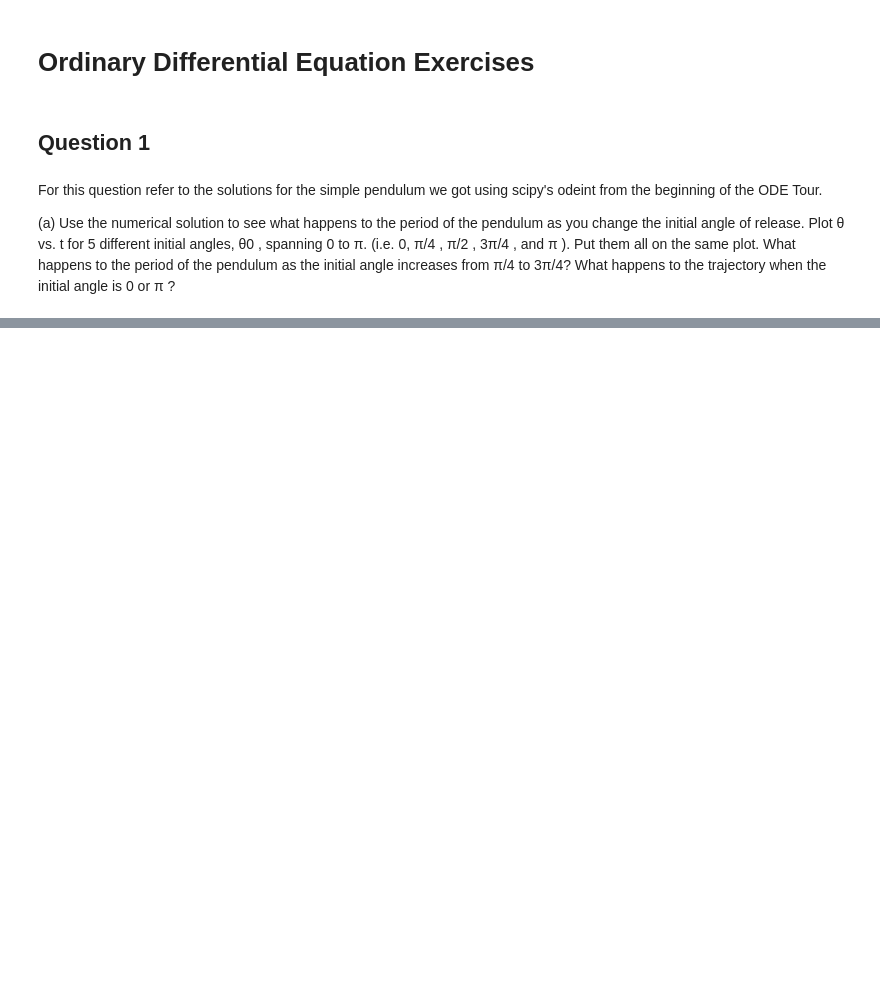
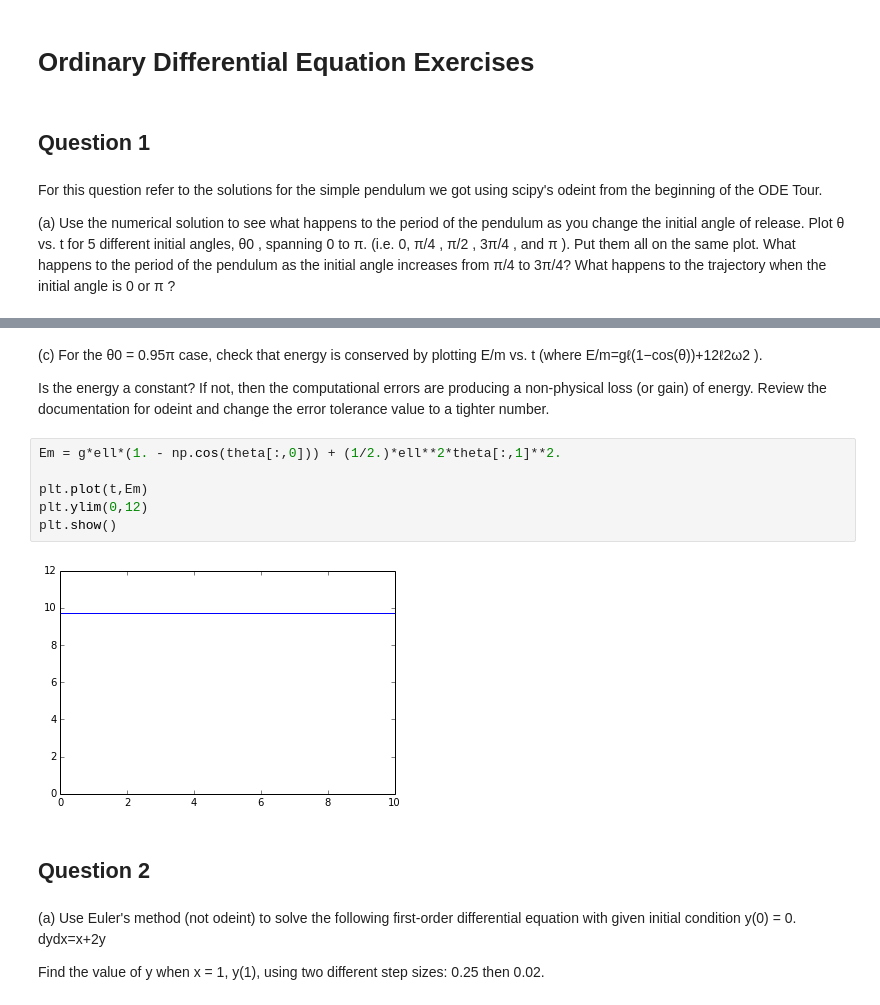
Before and after one commit to jjma3426/PHYS202-S14, a Jupyter notebook: SciPy/ODEExercises.ipynb, the cells around one changed output, grey strips where cells are left out. Saved outputs shown, nothing was run; the diff lists cells and outputs as text; blank space fills up the shorter version.

```diff
--- a/SciPy/ODEExercises.ipynb
+++ b/SciPy/ODEExercises.ipynb
@@ -32,0 +78,19 @@ NameError: name 'theta' is not defined
+# %% [markdown]
+(c) For the θ0 = 0.95π case, check that energy is conserved by plotting E/m vs. t (where E/m=gℓ(1−cos(θ))+12ℓ2ω2 ).
+
+Is the energy a constant? If not, then the computational errors are producing a non-physical loss (or gain) of energy. Review the documentation for odeint and change the error tolerance value to a tighter number.
+# %%
+Em = g*ell*(1. - np.cos(theta[:,0])) + (1/2.)*ell**2*theta[:,1]**2.
+
+plt.plot(t,Em)
+plt.ylim(0,12)
+plt.show()
+# %% [output]
+[figure, added]
+# %% [markdown]
+## Question 2
+# %% [markdown]
+(a) Use Euler's method (not odeint) to solve the following first-order differential equation with given initial condition y(0) = 0.
+dydx=x+2y
+
+Find the value of y when x = 1, y(1), using two different step sizes: 0.25 then 0.02.
```
Also changed, not shown: parts of 4 cells of this notebook.
